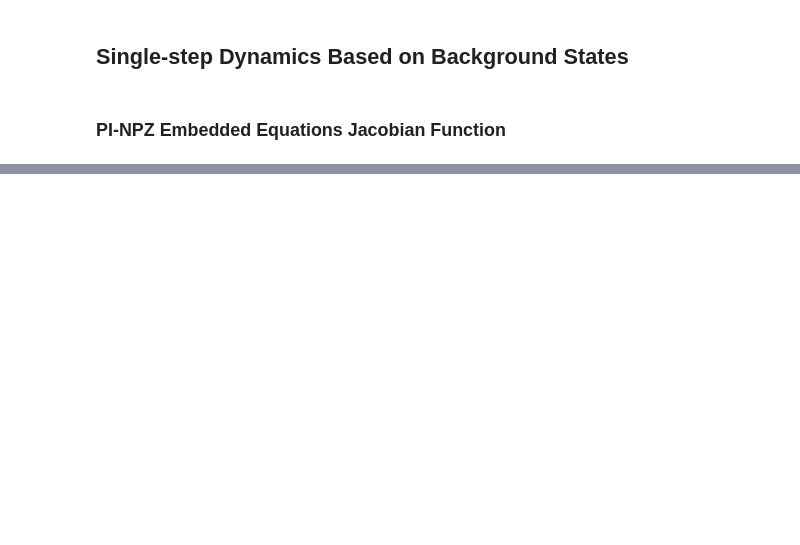
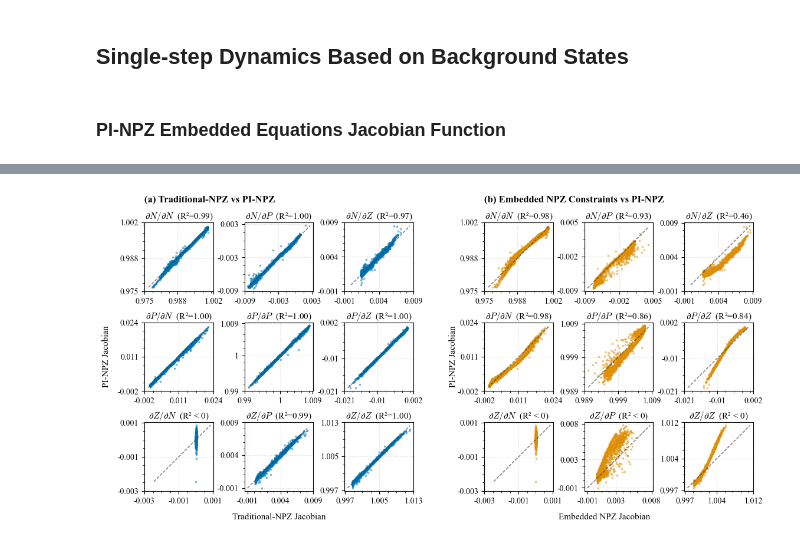
Before and after one commit to kevinegan31/pinn-4dvar-npz, a Jupyter notebook: analysis/figures/fig2_fig3_linearity_tests_jacobian_analysis.ipynb, the cells around one changed output, grey strips where cells are left out. Saved outputs shown, nothing was run; the diff lists cells and outputs as text; code cells hidden in the pictures; blank space fills up the shorter version.

```diff
--- a/analysis/figures/fig2_fig3_linearity_tests_jacobian_analysis.ipynb
+++ b/analysis/figures/fig2_fig3_linearity_tests_jacobian_analysis.ipynb
@@ -919,7 +937,7 @@ for i in range(nvar):
             ax.set_yticklabels([f"{t:g}" for t in spec["yticks"]])
 
 # Panel title
-fig.text(0.08, 0.93, "Traditional-NPZ vs PI-NPZ",
+fig.text(0.08, 0.93, "(a) Traditional-NPZ vs PI-NPZ",
          fontsize=12, fontweight="bold", ha="left", va="bottom")
 # Shared labels
 fig.text(0.27, 0.04, "Traditional-NPZ Jacobian", fontsize=11, ha="center")
@@ -962,31 +980,33 @@ for i in range(nvar):
         # Apply custom specs if available
         spec = custom_specs_pi.get((i, j))
         # Example: replace inside your loop where you apply specs
         if spec:
             ax.set_xlim(spec["xlim"])
             ax.set_ylim(spec["ylim"])
             ax.set_xticks(spec["xticks"])
             ax.set_yticks(spec["yticks"])
             # Explicitly set tick labels at the same positions
             ax.set_xticklabels([f"{t:g}" for t in spec["xticks"]])
             ax.set_yticklabels([f"{t:g}" for t in spec["yticks"]])
 
 # Panel title
-fig.text(0.56, 0.93, "Embedded NPZ Constraints vs PI-NPZ",
+fig.text(0.56, 0.93, "(b) Embedded NPZ Constraints vs PI-NPZ",
          fontsize=12, fontweight="bold", ha="left", va="bottom")
 # Shared labels
 fig.text(0.73, 0.04, "Embedded NPZ Jacobian", fontsize=11, ha="center")
 fig.text(0.51, 0.50, "PI-NPZ Jacobian", fontsize=11, va="center", rotation="vertical")
 
 # plt.tight_layout(rect=[0, 0, 1, 0.9])
 
 # Save in multiple formats
 # base_path = "../figures/"
 # file_base = "jacobian_scatter_custom"
 # for ext in ["pdf"]:
 #     dpi = 600 if ext == "png" else None
 #     plt.savefig(f"{base_path}{file_base}.{ext}",
 #                 dpi=dpi, bbox_inches="tight", pad_inches=0.02,
 #                 format=ext)
 
 plt.show()
+# %% [output]
+[figure, added]
```
Also changed, not shown: parts of 6 cells of this notebook, 7 other files.
